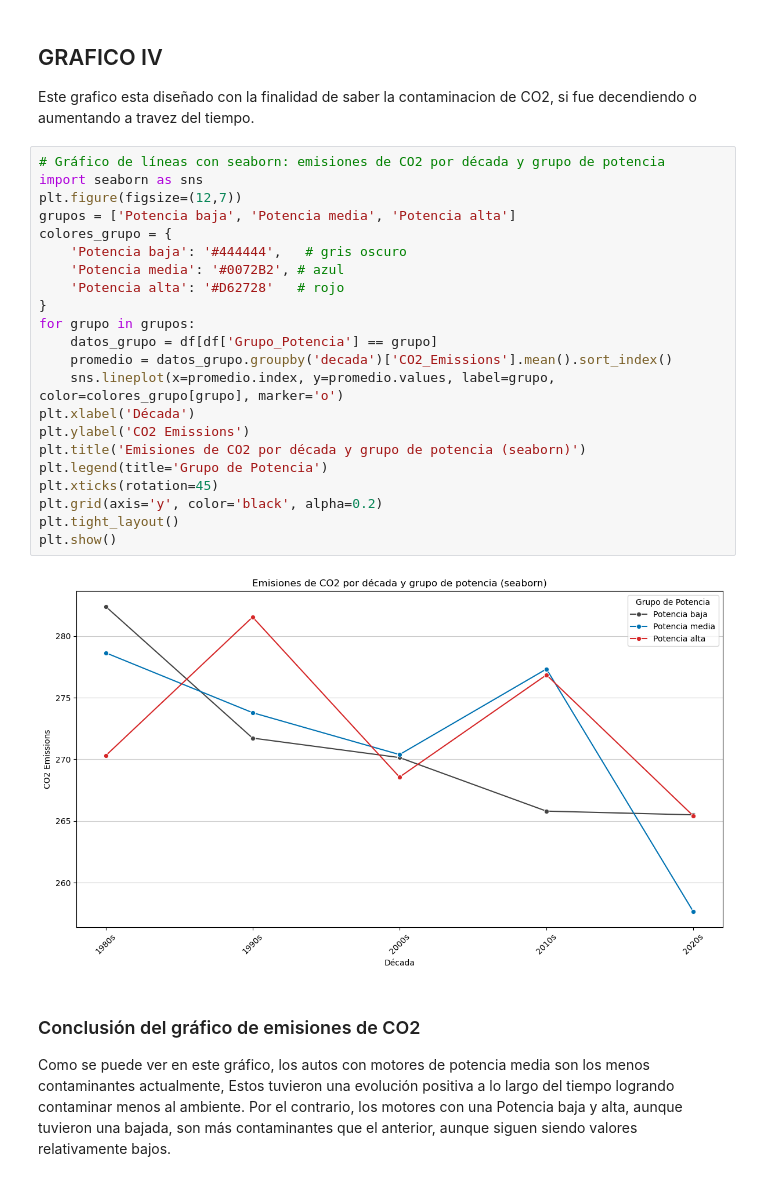
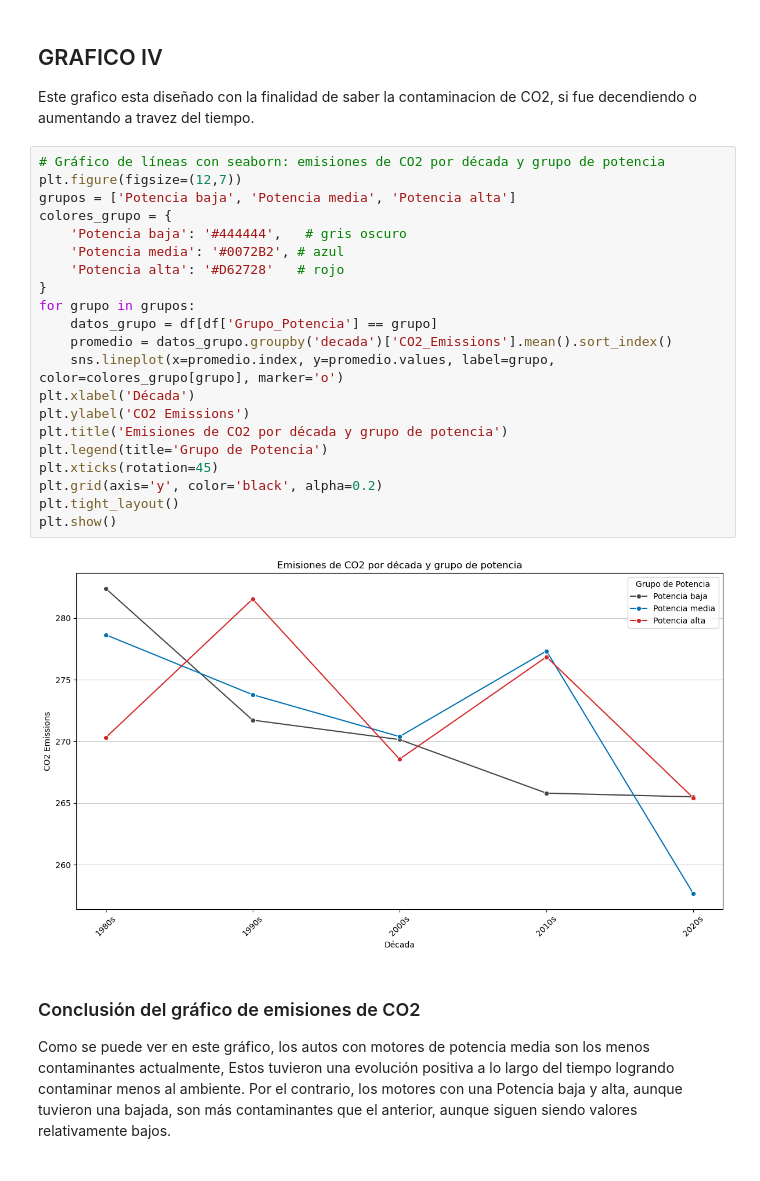
Before and after one commit to joaquinrodriguezi/ProyectoDSParte1Rodriguez, a Jupyter notebook: notebooks/entrenamiento.ipynb, the cells around one changed output. Cells and saved outputs as stored; diff of their text form.

```diff
--- a/notebooks/entrenamiento.ipynb
+++ b/notebooks/entrenamiento.ipynb
@@ -463,28 +422,27 @@ Como conclusión del gráfico se puede ver cómo la eficiencia de combustible fu
 Este grafico esta diseñado con la finalidad de saber la contaminacion de CO2, si fue decendiendo o aumentando a travez del tiempo.
 # %%
 # Gráfico de líneas con seaborn: emisiones de CO2 por década y grupo de potencia
-import seaborn as sns
 plt.figure(figsize=(12,7))
 grupos = ['Potencia baja', 'Potencia media', 'Potencia alta']
 colores_grupo = {
     'Potencia baja': '#444444',   # gris oscuro
     'Potencia media': '#0072B2', # azul
     'Potencia alta': '#D62728'   # rojo
 }
 for grupo in grupos:
     datos_grupo = df[df['Grupo_Potencia'] == grupo]
     promedio = datos_grupo.groupby('decada')['CO2_Emissions'].mean().sort_index()
     sns.lineplot(x=promedio.index, y=promedio.values, label=grupo, color=colores_grupo[grupo], marker='o')
 plt.xlabel('Década')
 plt.ylabel('CO2 Emissions')
-plt.title('Emisiones de CO2 por década y grupo de potencia (seaborn)')
+plt.title('Emisiones de CO2 por década y grupo de potencia')
 plt.legend(title='Grupo de Potencia')
 plt.xticks(rotation=45)
 plt.grid(axis='y', color='black', alpha=0.2)
 plt.tight_layout()
 plt.show()
 # %% [output]
-[figure, old version]
+[figure, new version]
 # %% [markdown]
 ### Conclusión del gráfico de emisiones de CO2
 Como se puede ver en este gráfico, los autos con motores de potencia media son los menos contaminantes actualmente, Estos tuvieron una evolución positiva a lo largo del tiempo logrando contaminar menos al ambiente. Por el contrario, los motores con una Potencia baja y alta, aunque tuvieron una bajada, son más contaminantes que el anterior, aunque siguen siendo valores relativamente bajos.
```
Also changed, not shown: parts of 36 cells of this notebook.
